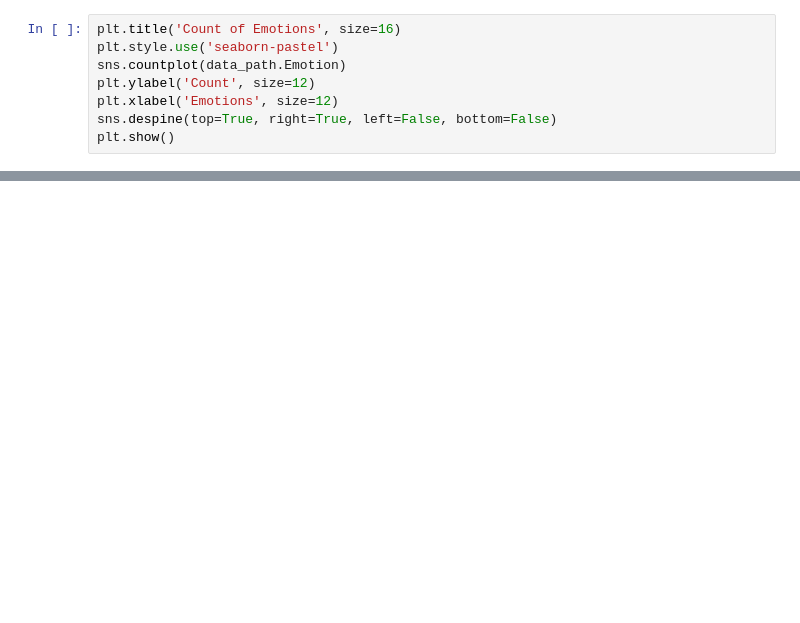
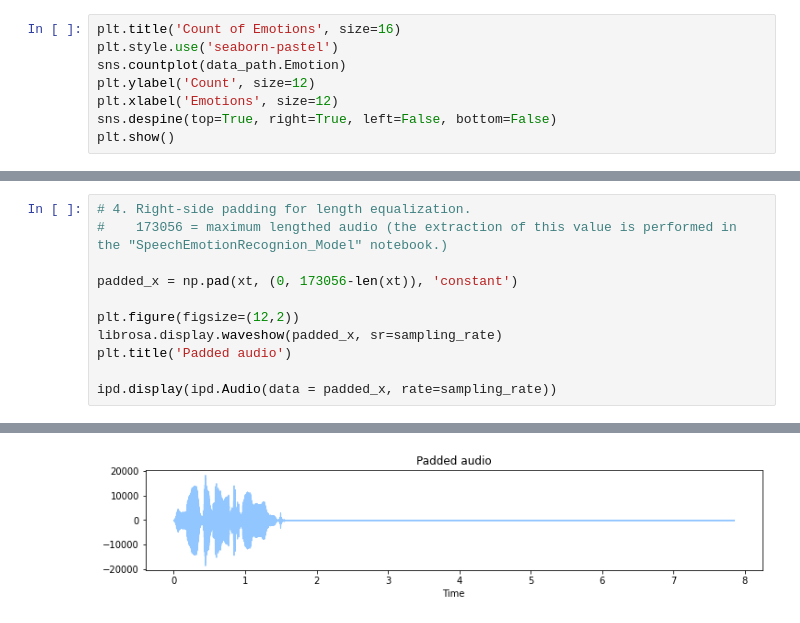
Before and after one commit to qianxi5/Audio-Emotion-Classification, a Jupyter notebook: audio-emotion.ipynb, the cells around one changed output, grey strips where cells are left out. Drawn from its saved outputs; the diff is of its cells as text; blank space fills up the shorter version.

```diff
--- a/audio-emotion.ipynb
+++ b/audio-emotion.ipynb
@@ -174,0 +273,12 @@ plt.show()
+# %%
+# 4. Right-side padding for length equalization.
+#    173056 = maximum lengthed audio (the extraction of this value is performed in the "SpeechEmotionRecognion_Model" notebook.)
+
+padded_x = np.pad(xt, (0, 173056-len(xt)), 'constant')
+
+plt.figure(figsize=(12,2))
+librosa.display.waveshow(padded_x, sr=sampling_rate)
+plt.title('Padded audio')
+
+ipd.display(ipd.Audio(data = padded_x, rate=sampling_rate))
+# %% [output]
@@ -174,0 +286 @@ plt.show()
+[figure, added]
```
Also changed, not shown: parts of 21 cells of this notebook.
